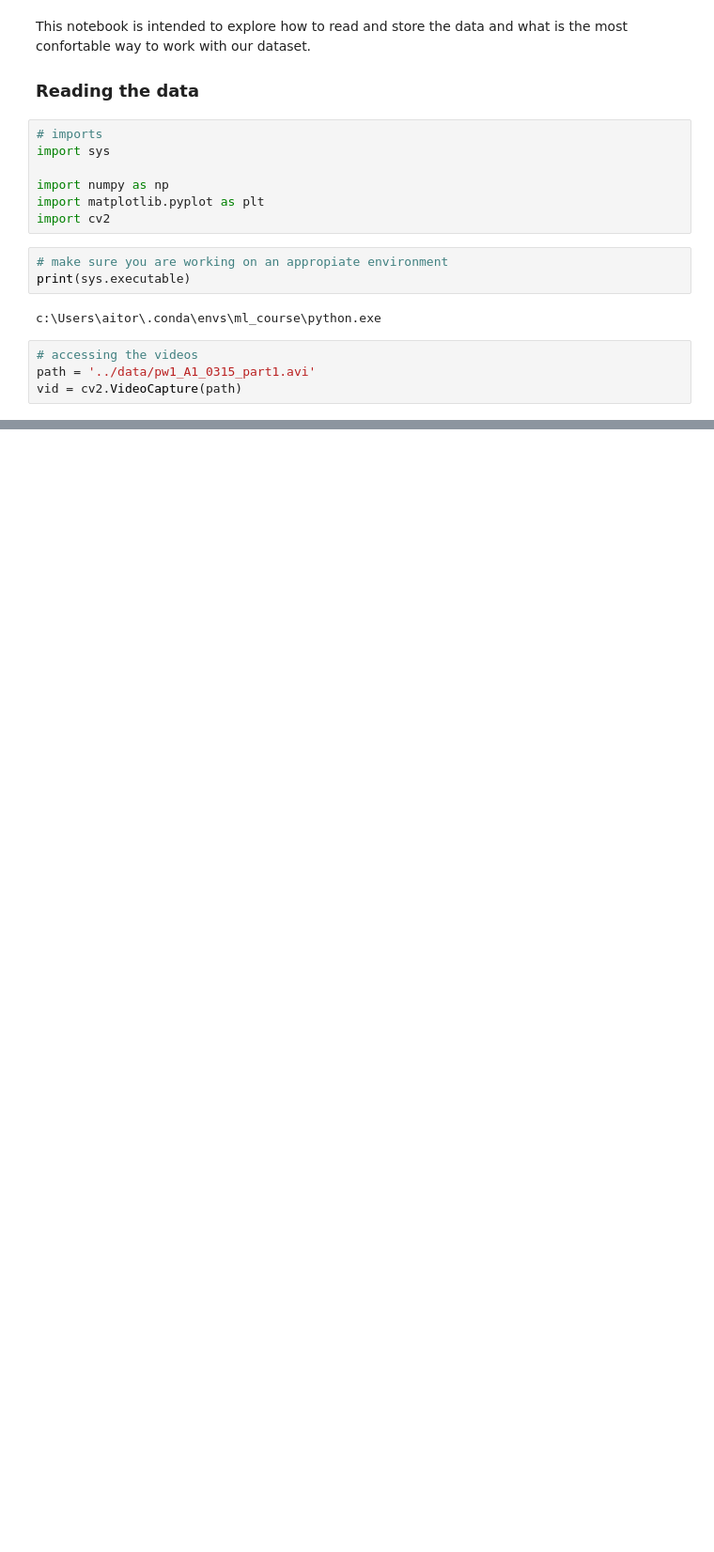
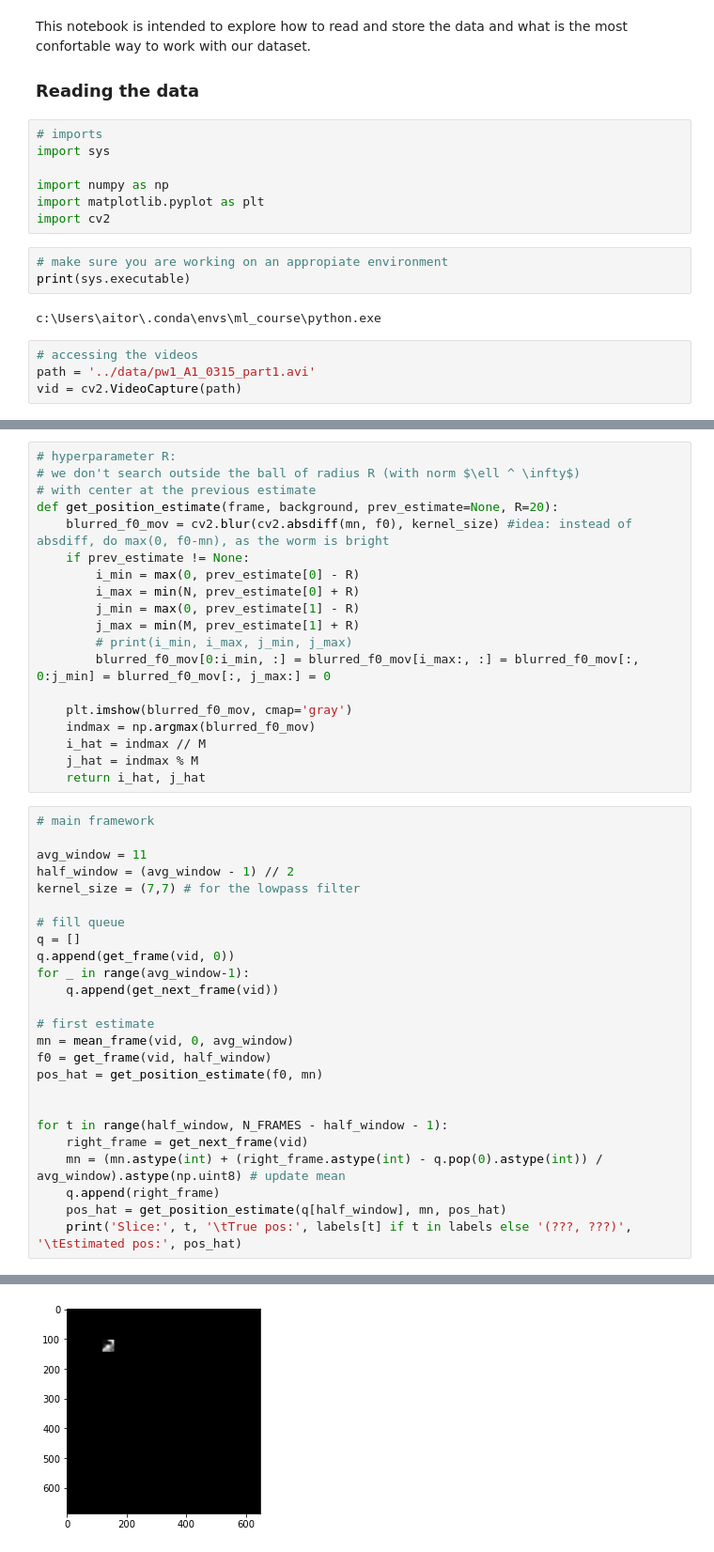
Before and after one commit to epenaroyuela/EPFL-ml-project, a Jupyter notebook: notebooks/preprocessing.ipynb, the cells around one changed output, grey strips where cells are left out. Shown at 94% size. Saved outputs shown, nothing was run; the diff lists cells and outputs as text; blank space fills up the shorter version.

```diff
--- a/notebooks/preprocessing.ipynb
+++ b/notebooks/preprocessing.ipynb
@@ -54,0 +122,45 @@ plt.imshow(np.abs(frame2))
+# %%
+# hyperparameter R:
+# we don't search outside the ball of radius R (with norm $\ell ^ \infty$)
+# with center at the previous estimate
+def get_position_estimate(frame, background, prev_estimate=None, R=20):
+    blurred_f0_mov = cv2.blur(cv2.absdiff(mn, f0), kernel_size) #idea: instead of absdiff, do max(0, f0-mn), as the worm is bright
+    if prev_estimate != None:
+        i_min = max(0, prev_estimate[0] - R)
+        i_max = min(N, prev_estimate[0] + R)
+        j_min = max(0, prev_estimate[1] - R)
+        j_max = min(M, prev_estimate[1] + R)
+        # print(i_min, i_max, j_min, j_max)
+        blurred_f0_mov[0:i_min, :] = blurred_f0_mov[i_max:, :] = blurred_f0_mov[:, 0:j_min] = blurred_f0_mov[:, j_max:] = 0
+
+    plt.imshow(blurred_f0_mov, cmap='gray')
+    indmax = np.argmax(blurred_f0_mov)
+    i_hat = indmax // M
+    j_hat = indmax % M
+    return i_hat, j_hat
+# %%
+# main framework
+
+avg_window = 11
+half_window = (avg_window - 1) // 2
+kernel_size = (7,7) # for the lowpass filter
+
+# fill queue
+q = []
+q.append(get_frame(vid, 0))
+for _ in range(avg_window-1):
+    q.append(get_next_frame(vid))
+
+# first estimate
+mn = mean_frame(vid, 0, avg_window)
+f0 = get_frame(vid, half_window)
+pos_hat = get_position_estimate(f0, mn)
+
+
+for t in range(half_window, N_FRAMES - half_window - 1):
+    right_frame = get_next_frame(vid)
+    mn = (mn.astype(int) + (right_frame.astype(int) - q.pop(0).astype(int)) / avg_window).astype(np.uint8) # update mean
+    q.append(right_frame)
+    pos_hat = get_position_estimate(q[half_window], mn, pos_hat)
+    print('Slice:', t, '\tTrue pos:', labels[t] if t in labels else '(???, ???)', '\tEstimated pos:', pos_hat)
+# %% [output]
@@ -54,0 +184 @@ plt.imshow(np.abs(frame2))
+[figure, added]
```
Also changed, not shown: parts of 13 cells of this notebook.
